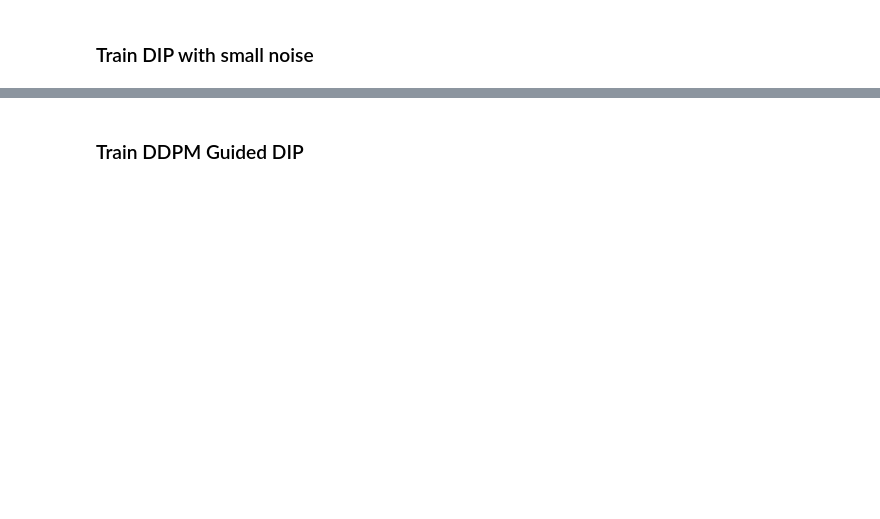
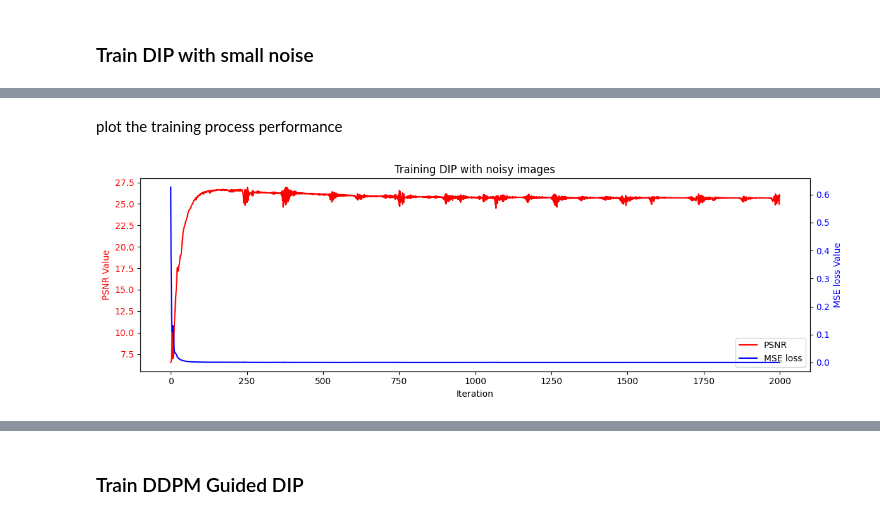
Before and after one commit to larrychen20011120/Guided-DIP, a Jupyter notebook: main.ipynb, the cells around one changed output, grey strips where cells are left out. Cells and saved outputs as stored; diff of their text form; code cells hidden in the pictures; blank space fills up the shorter version.

```diff
--- a/main.ipynb
+++ b/main.ipynb
@@ -32,9 +64,11 @@ guide_dip_config = load_guide_dip_config(config_path)
 # %% [markdown]
 define how to plot two line together
 # %%
-def plot_twoline_comparisons(data1, data2, label1="PSNR", label2="MSE loss"):
+def plot_twoline_comparisons(data1, data2, label1="PSNR", label2="MSE loss", title="Title"):
+
 
     fig, ax1 = plt.subplots(figsize=(12, 4))
+    ax1.set_title(title)
 
 
     ax1.plot(range(len(data1)), data1, 'r-', label=label1)
@@ -47,6 +81,9 @@ def plot_twoline_comparisons(data1, data2, label1="PSNR", label2="MSE loss"):
     ax2.set_ylabel(f'{label2} Value', color='b')
     ax2.tick_params(axis='y', labelcolor='b')
 
+    lines1 = ax1.get_lines()
+    lines2 = ax2.get_lines()
+    ax1.legend(lines1 + lines2, [l.get_label() for l in lines1 + lines2])
     fig.tight_layout()
     plt.show()
 # %% [markdown]
@@ -97,0 +144,6 @@ plot_sequence(snapshots)
+# %% [markdown]
+plot the training process performance
+# %%
+plot_twoline_comparisons(psnrs, losses, title="Training DIP with noisy images")
+# %% [output]
+[figure, added]
```
Also changed, not shown: parts of 26 cells of this notebook, 2 other files.
